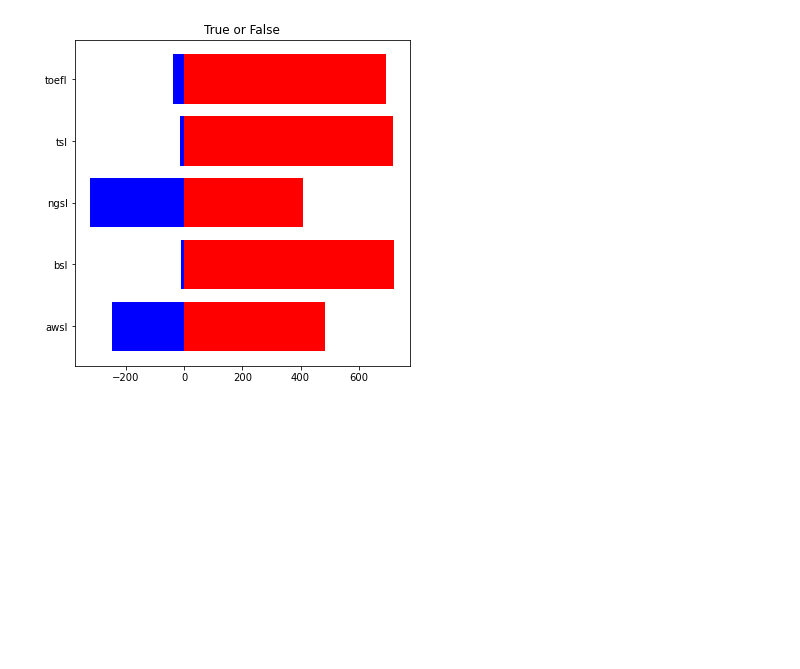
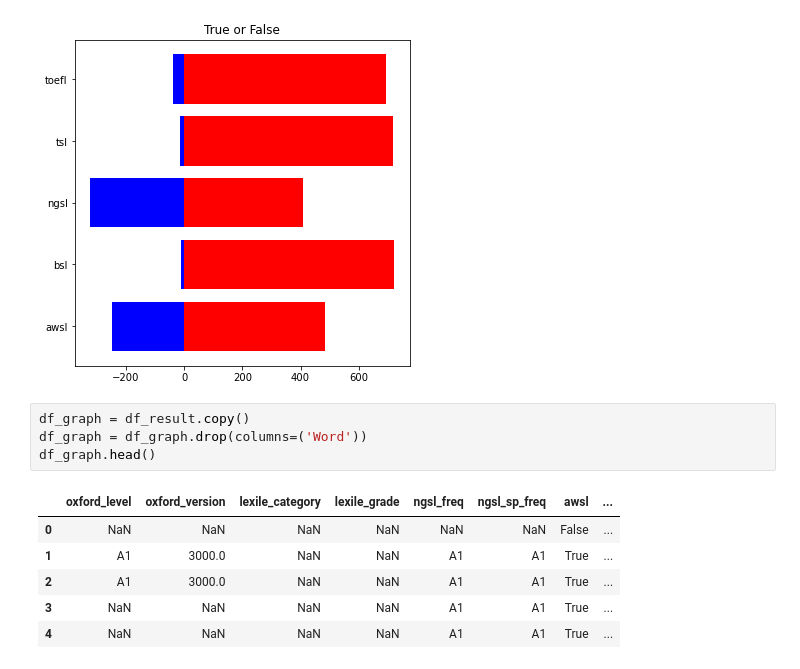
Before and after one commit to yuliepie/netflixschool, a Jupyter notebook: data_preprocessing/ipynb/relation_word_and_script.ipynb, the cells around one changed output. Drawn from its saved outputs; the diff is of its cells as text; blank space fills up the shorter version.

```diff
--- a/data_preprocessing/ipynb/relation_word_and_script.ipynb
+++ b/data_preprocessing/ipynb/relation_word_and_script.ipynb
@@ -240,3 +243,14 @@ plt.title('True or False')
 plt.show()
 # %% [output]
 [figure]
+# %%
+df_graph = df_result.copy()
+df_graph = df_graph.drop(columns=('Word'))
+df_graph.head()
+# %% [output]
+|  | oxford_level | oxford_version | lexile_category | lexile_grade | ngsl_freq | ngsl_sp_freq | awsl | ... |
+| 0 | NaN | NaN | NaN | NaN | NaN | NaN | False | ... |
+| 1 | A1 | 3000.0 | NaN | NaN | A1 | A1 | True | ... |
+| 2 | A1 | 3000.0 | NaN | NaN | A1 | A1 | True | ... |
+| 3 | NaN | NaN | NaN | NaN | A1 | A1 | True | ... |
+| 4 | NaN | NaN | NaN | NaN | A1 | A1 | True | ... |
```
Also changed, not shown: parts of 5 cells of this notebook.
